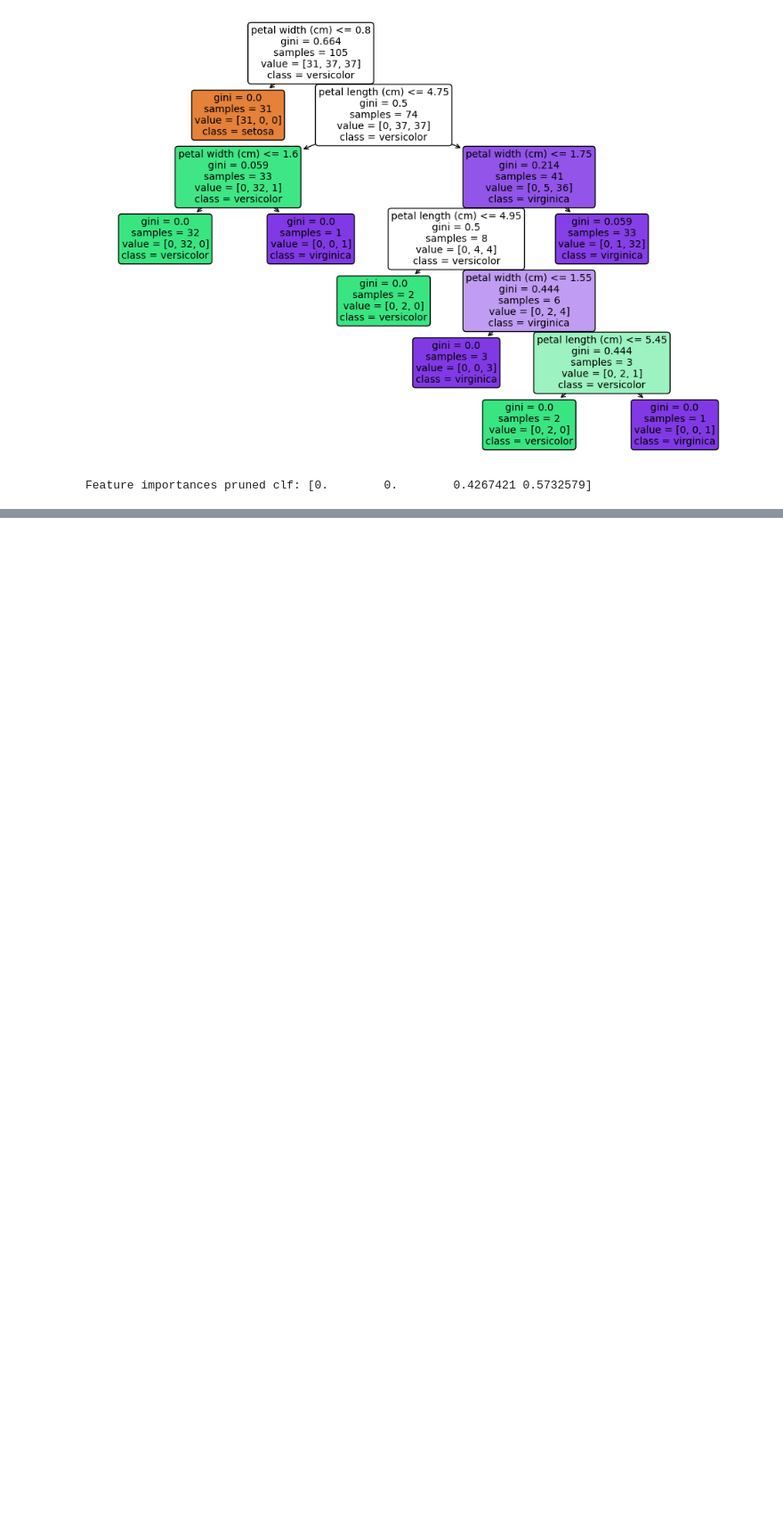
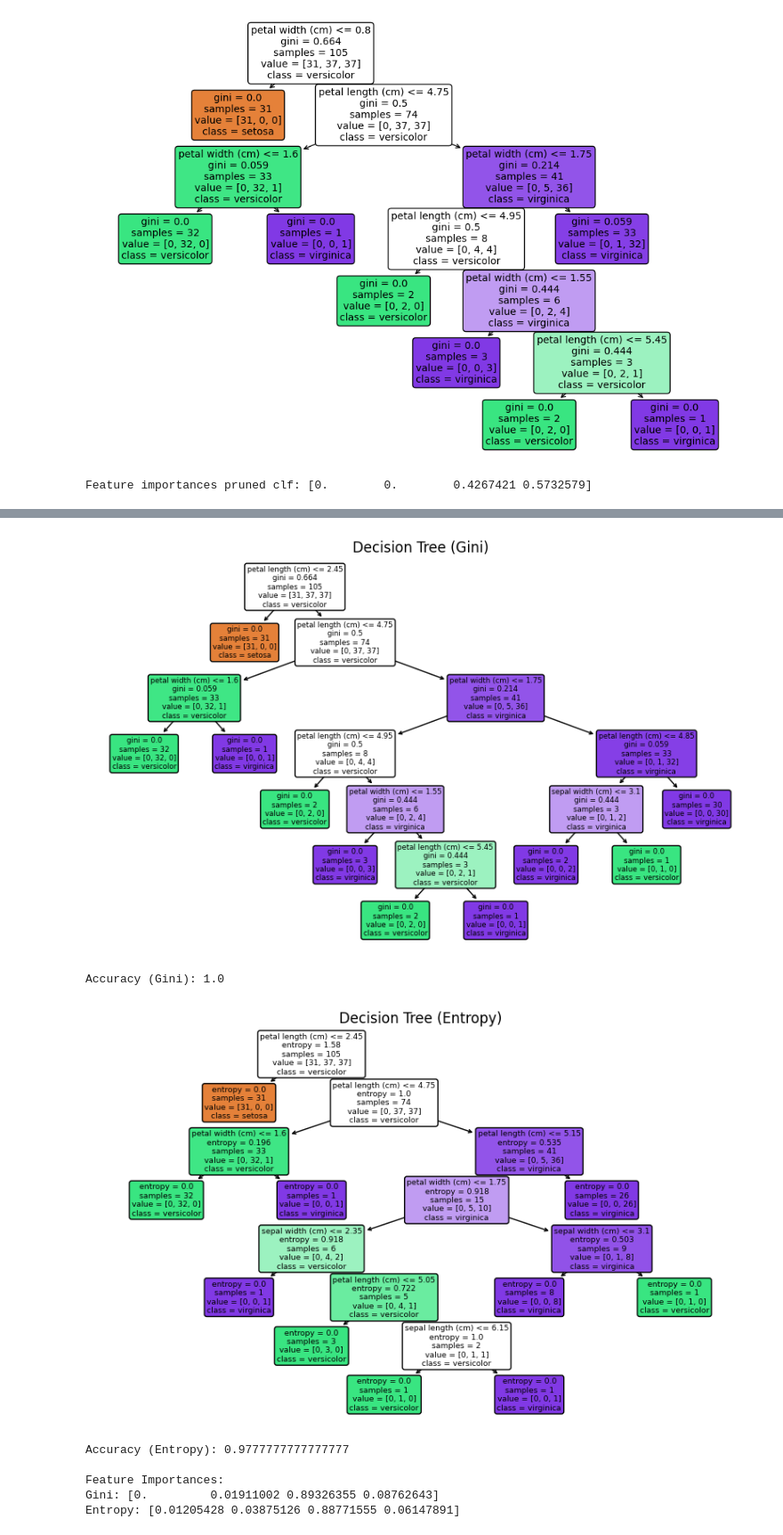
Before and after one commit to Reatherford/homework8, a Jupyter notebook: Homework81.ipynb, the cells around one changed output, grey strips where cells are left out. Shown at 89% size. Saved outputs shown, nothing was run; the diff lists cells and outputs as text; code cells hidden in the pictures; blank space fills up the shorter version.

```diff
--- a/Homework81.ipynb
+++ b/Homework81.ipynb
@@ -184,0 +392,55 @@ NameError: name 'content_copy' is not defined
+# %%
+import matplotlib.pyplot as plt  # Import matplotlib for plotting.
+from sklearn.datasets import load_iris  # Import the load_iris function to load the dataset.
+from sklearn.model_selection import train_test_split  # Import train_test_split to split the data.
+from sklearn.tree import DecisionTreeClassifier, plot_tree  # Import DecisionTreeClassifier and plot_tree.
+from sklearn.metrics import accuracy_score # Import the function to compute the accuracy score
+
+# Load the Iris dataset
+iris = load_iris()  # Load the Iris dataset.
+X, y = iris.data, iris.target  # Separate features (X) and target (y).
+
+# Split data into training and testing sets
+X_train, X_test, y_train, y_test = train_test_split(X, y, test_size=0.3, random_state=42)  # Split data into 70% training and 30% testing.
+
+# 1. Decision Tree with "gini" criterion
+clf_gini = DecisionTreeClassifier(criterion="gini", random_state=42)  # Initialize a DecisionTreeClassifier with the "gini" criterion.
+clf_gini.fit(X_train, y_train)  # Train the classifier using the training data.
+
+# Visualize the tree
+plt.figure(figsize=(10, 6))  # Set the figure size.
+plot_tree(clf_gini, feature_names=iris.feature_names, class_names=iris.target_names, filled=True, rounded=True)  # Plot the decision tree.
+plt.title("Decision Tree (Gini)")  # Set the plot title.
+plt.show()  # Display the plot.
+
+y_pred_gini = clf_gini.predict(X_test) # Make predictions on the testing set
+accuracy_gini = accuracy_score(y_test, y_pred_gini) # Compute the accuracy score for Gini
+print(f"Accuracy (Gini): {accuracy_gini}")  # Print the accuracy score.
+
+# 2. Decision Tree with "entropy" criterion
+clf_entropy = DecisionTreeClassifier(criterion="entropy", random_state=42)  # Initialize a DecisionTreeClassifier with the "entropy" criterion.
+clf_entropy.fit(X_train, y_train)  # Train the classifier using the training data.
+
+# Visualize the tree
+plt.figure(figsize=(10, 6))  # Set the figure size.
+plot_tree(clf_entropy, feature_names=iris.feature_names, class_names=iris.target_names, filled=True, rounded=True)  # Plot the decision tree.
+plt.title("Decision Tree (Entropy)")  # Set the plot title.
+plt.show()  # Display the plot.
+
+y_pred_entropy = clf_entropy.predict(X_test) # Make predictions on the testing set
+accuracy_entropy = accuracy_score(y_test, y_pred_entropy) # Compute the accuracy score for entropy criterion
+print(f"Accuracy (Entropy): {accuracy_entropy}")  # Print the accuracy score.
+
+# 3. Feature Importance Comparison
+print("\nFeature Importances:")  # Print a header for feature importances.
+print("Gini:", clf_gini.feature_importances_)  # Print feature importances for the "gini" classifier.
+print("Entropy:", clf_entropy.feature_importances_)  # Print feature importances for the "entropy" classifier.
+# %% [output]
+[figure, added]
+Accuracy (Gini): 1.0
+[figure, added]
+Accuracy (Entropy): 0.9777777777777777
+
+Feature Importances:
+Gini: [0.         0.01911002 0.89326355 0.08762643]
+Entropy: [0.01205428 0.03875126 0.88771555 0.06147891]
```
Also changed, not shown: parts of 17 cells of this notebook.
